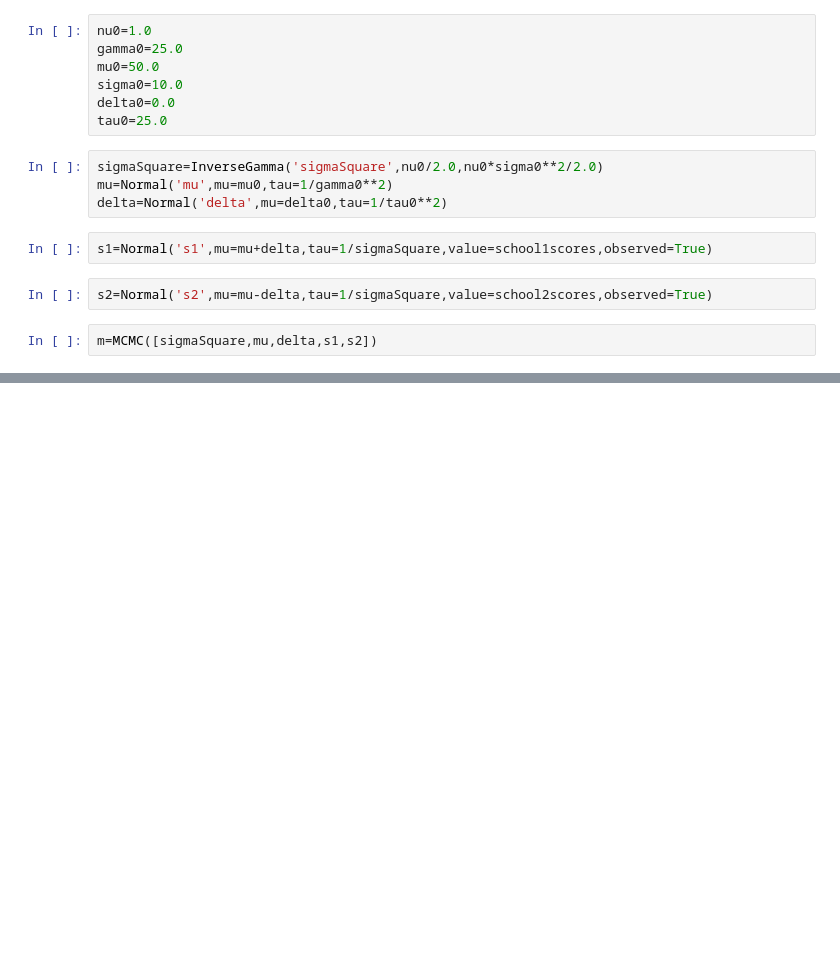
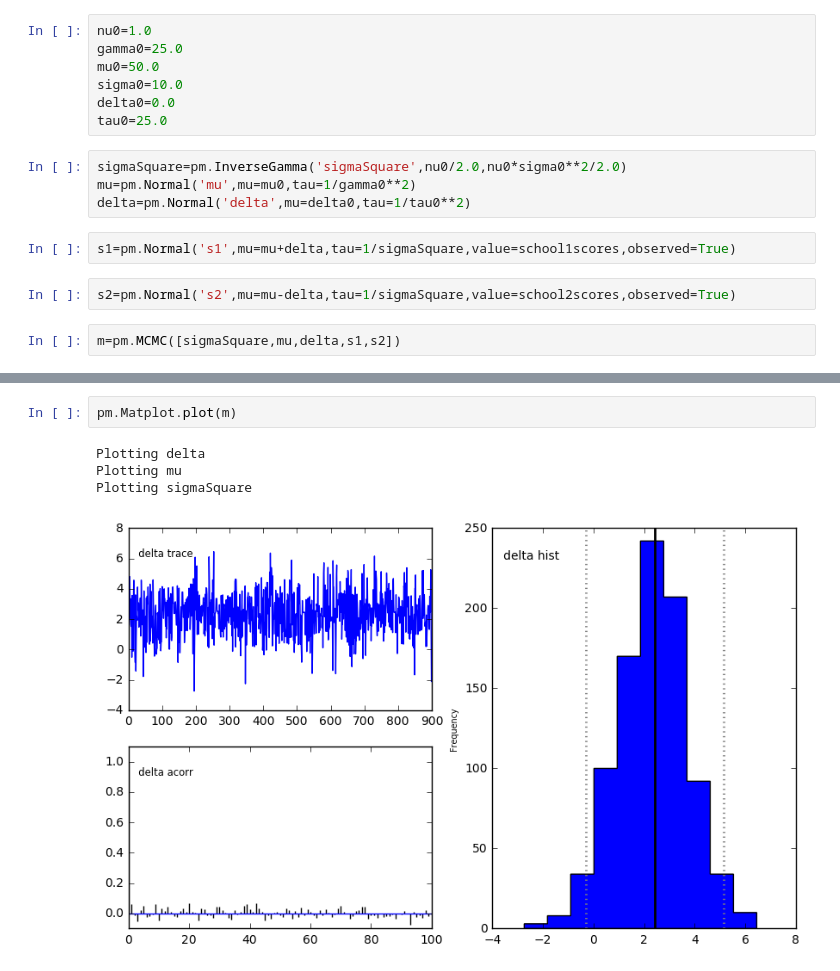
Before and after one commit to satpreetsingh/BME502-2017, a Jupyter notebook: BayesianTwoGroups.ipynb, the cells around one changed output, grey strips where cells are left out. Saved outputs shown, nothing was run; the diff lists cells and outputs as text; blank space fills up the shorter version.

```diff
--- a/BayesianTwoGroups.ipynb
+++ b/BayesianTwoGroups.ipynb
@@ -97,15 +96,15 @@ sigma0=10.0
 delta0=0.0
 tau0=25.0
 # %%
-sigmaSquare=InverseGamma('sigmaSquare',nu0/2.0,nu0*sigma0**2/2.0)
-mu=Normal('mu',mu=mu0,tau=1/gamma0**2)
-delta=Normal('delta',mu=delta0,tau=1/tau0**2)
+sigmaSquare=pm.InverseGamma('sigmaSquare',nu0/2.0,nu0*sigma0**2/2.0)
+mu=pm.Normal('mu',mu=mu0,tau=1/gamma0**2)
+delta=pm.Normal('delta',mu=delta0,tau=1/tau0**2)
 # %%
-s1=Normal('s1',mu=mu+delta,tau=1/sigmaSquare,value=school1scores,observed=True)
+s1=pm.Normal('s1',mu=mu+delta,tau=1/sigmaSquare,value=school1scores,observed=True)
 # %%
-s2=Normal('s2',mu=mu-delta,tau=1/sigmaSquare,value=school2scores,observed=True)
+s2=pm.Normal('s2',mu=mu-delta,tau=1/sigmaSquare,value=school2scores,observed=True)
 # %%
-m=MCMC([sigmaSquare,mu,delta,s1,s2])
+m=pm.MCMC([sigmaSquare,mu,delta,s1,s2])
 # %%
 m.sample(iter=10000,burn=1000,thin=10)
 # %% [output]
@@ -121,0 +112,7 @@ Plotting sigmaSquare
+# %%
+pm.Matplot.plot(m)
+# %% [output]
+Plotting delta
+Plotting mu
+Plotting sigmaSquare
+[figure, added]
```
Also changed, not shown: parts of 8 cells of this notebook.
